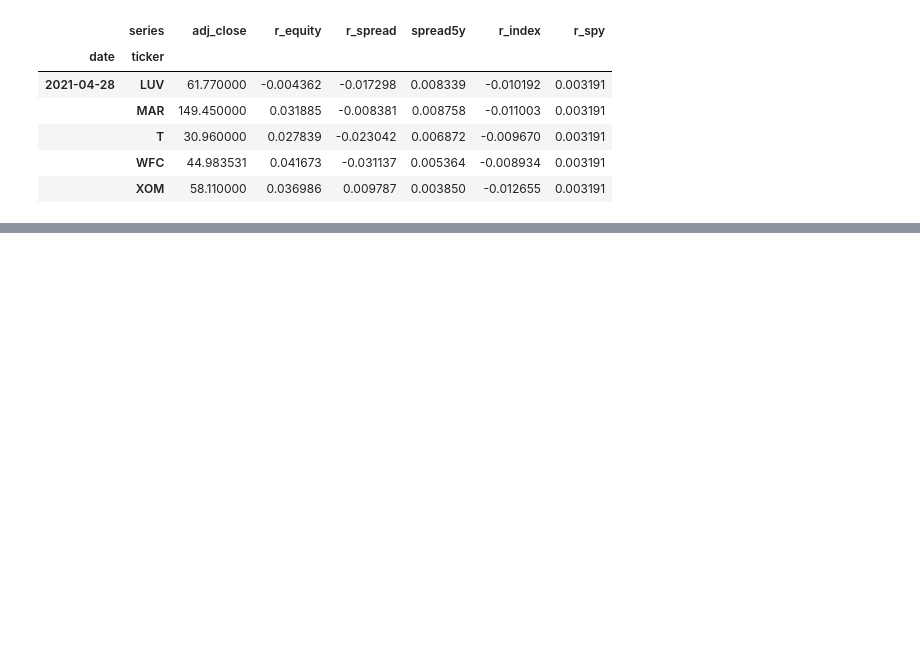
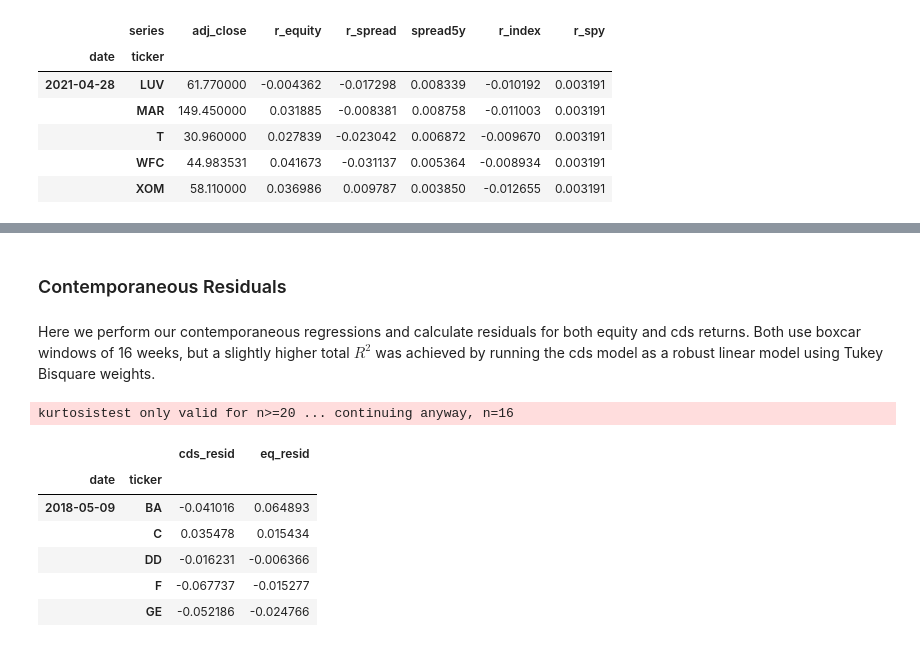
Before and after one commit to CalebEverett/finm33150-predictive-regression, a Jupyter notebook: predictive_regression.ipynb, the cells around one changed output, grey strips where cells are left out. Drawn from its saved outputs; the diff is of its cells as text; code cells hidden in the pictures; blank space fills up the shorter version.

```diff
--- a/predictive_regression.ipynb
+++ b/predictive_regression.ipynb
@@ -211,0 +157,16 @@ dtype: float64
+# %% [markdown]
+### Contemporaneous Residuals
+# %% [markdown]
+Here we perform our contemporaneous regressions and calculate residuals for both equity and cds returns. Both use boxcar windows of 16 weeks, but a slightly higher total $R^{2}$ was achieved by running the cds model as a robust linear model using Tukey Bisquare weights.
+# %%
+df_resid = utils.get_contemp_resids(df_data)
+df_resid.head()
+# %% [output]
+kurtosistest only valid for n>=20 ... continuing anyway, n=16
+|  |  | cds_resid | eq_resid |
+| date | ticker |  |  |
+| 2018-05-09 | BA | -0.041016 | 0.064893 |
+|  | C | 0.035478 | 0.015434 |
+|  | DD | -0.016231 | -0.006366 |
+|  | F | -0.067737 | -0.015277 |
+|  | GE | -0.052186 | -0.024766 |
```
Also changed, not shown: parts of 42 cells of this notebook, 1 other file.
